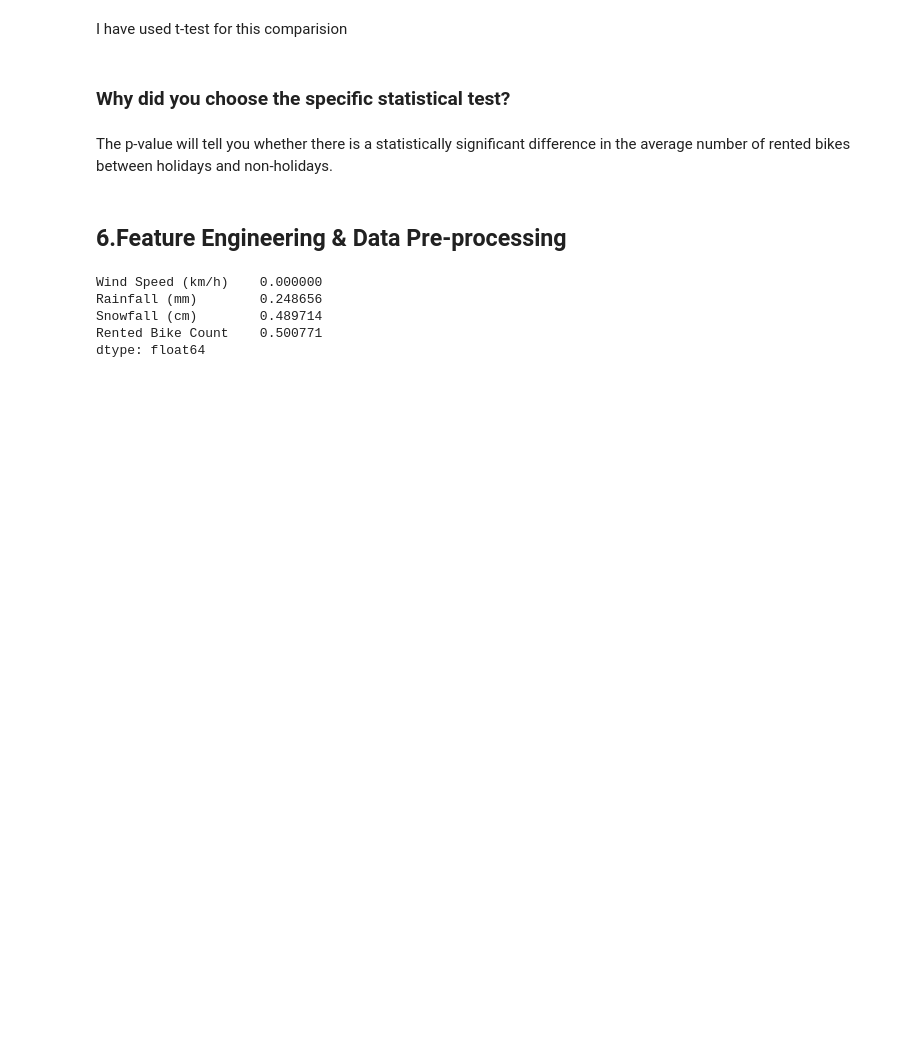
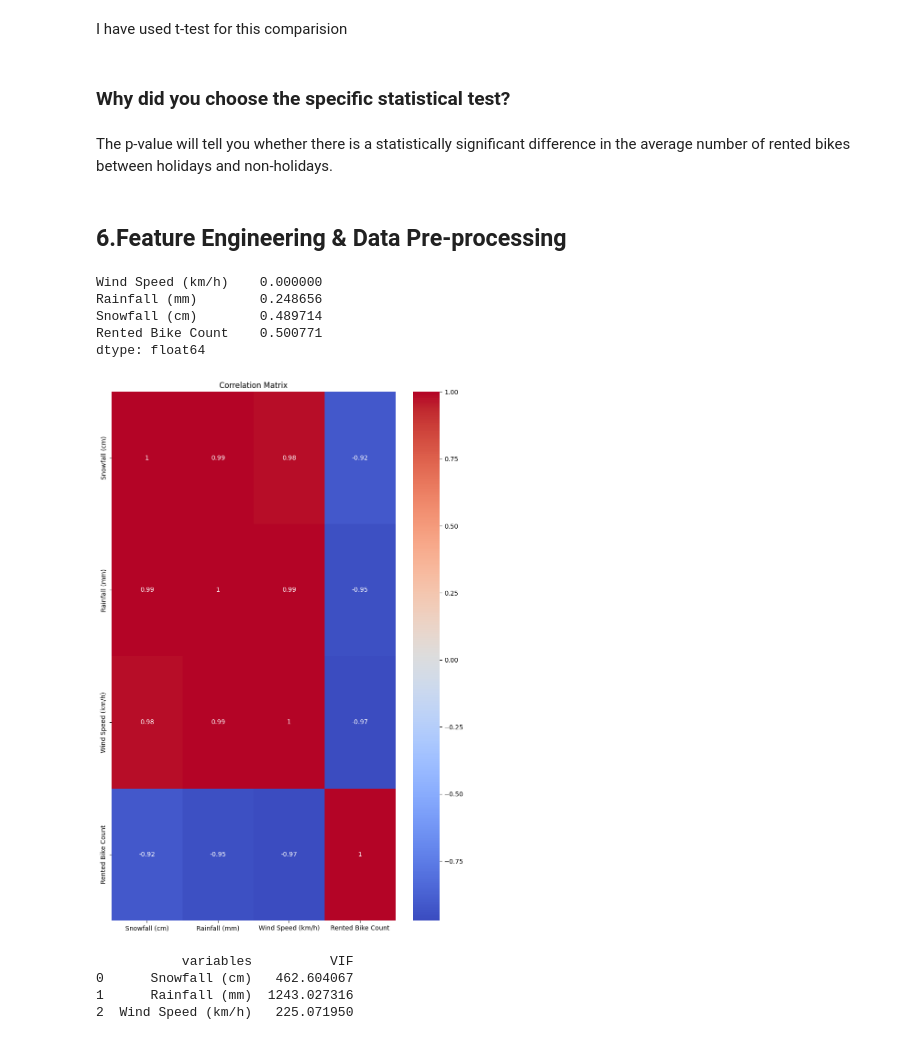
Before and after one commit to AnilUpad/Anil_meachine-learning_bike-share, a Jupyter notebook: Anil_meachine_learning_bike_share_sharing.ipynb, the cells around one changed output. Drawn from its saved outputs; the diff is of its cells as text; code cells hidden in the pictures; blank space fills up the shorter version.

```diff
--- a/Anil_meachine_learning_bike_share_sharing.ipynb
+++ b/Anil_meachine_learning_bike_share_sharing.ipynb
@@ -761,3 +761,60 @@ Rainfall (mm)        0.248656
 Snowfall (cm)        0.489714
 Rented Bike Count    0.500771
 dtype: float64
+# %%
+import pandas as pd
+import seaborn as sns
+import matplotlib.pyplot as plt
+
+# Sample data creation for demonstration purposes
+data = pd.DataFrame({
+    "Snowfall (cm)": [0, 0, 2, 3, 4, 10, 12, 15, 20, 25, 30, 35, 40, 45, 50],
+    "Rainfall (mm)": [0, 2, 5, 8, 10, 15, 20, 25, 30, 35, 40, 45, 50, 55, 60],
+    "Wind Speed (km/h)": [5, 10, 15, 20, 25, 30, 35, 40, 45, 50, 55, 60, 65, 70, 75],
+    "Rented Bike Count": [200, 180, 160, 140, 120, 100, 80, 60, 40, 20, 10, 5, 3, 2, 1]
+})
+
+# Visualize the correlation matrix
+plt.figure(figsize=(10, 15))
+sns.heatmap(data.corr(), annot=True, cmap="coolwarm")
+plt.title('Correlation Matrix')
+plt.show()
+# %% [output]
+[figure, added]
+# %%
+import pandas as pd
+from statsmodels.stats.outliers_influence import variance_inflation_factor
+
+def get_vif(data):
+    vif = pd.DataFrame()
+    vif["variables"] = data.columns
+    vif["VIF"] = [variance_inflation_factor(data.values, i) for i in range(data.shape[1])]
+    return vif
+
+# Sample data creation for demonstration purposes
+data = pd.DataFrame({
+    "Day": [1, 2, 3, 4, 5, 6, 7, 8, 9, 10, 11, 12, 13, 14, 15],
+    "Month": [1, 1, 2, 2, 3, 3, 4, 4, 5, 5, 6, 6, 7, 7, 8],
+    "Year": [2020, 2020, 2020, 2020, 2020, 2020, 2020, 2020, 2020, 2020, 2020, 2020, 2020, 2020, 2020],
+    "Snowfall (cm)": [0, 0, 2, 3, 4, 10, 12, 15, 20, 25, 30, 35, 40, 45, 50],
+    "Rainfall (mm)": [0, 2, 5, 8, 10, 15, 20, 25, 30, 35, 40, 45, 50, 55, 60],
+    "Wind Speed (km/h)": [5, 10, 15, 20, 25, 30, 35, 40, 45, 50, 55, 60, 65, 70, 75],
+    "Rented Bike Count": [200, 180, 160, 140, 120, 100, 80, 60, 40, 20, 10, 5, 3, 2, 1]
+})
+
+# Features not to be included in VIF calculation
+not_for_vif = ["Day", "Month", "Year", "Rented Bike Count"]
+
+# Select features to include in VIF calculation
+features_for_vif = [i for i in data.columns if i not in not_for_vif]
+
+# Calculate VIF
+vif_df = get_vif(data[features_for_vif])
+
+# Display VIF results
+print(vif_df)
+# %% [output]
+           variables          VIF
+0      Snowfall (cm)   462.604067
+1      Rainfall (mm)  1243.027316
+2  Wind Speed (km/h)   225.071950
```
Also changed, not shown: parts of 45 cells of this notebook.
